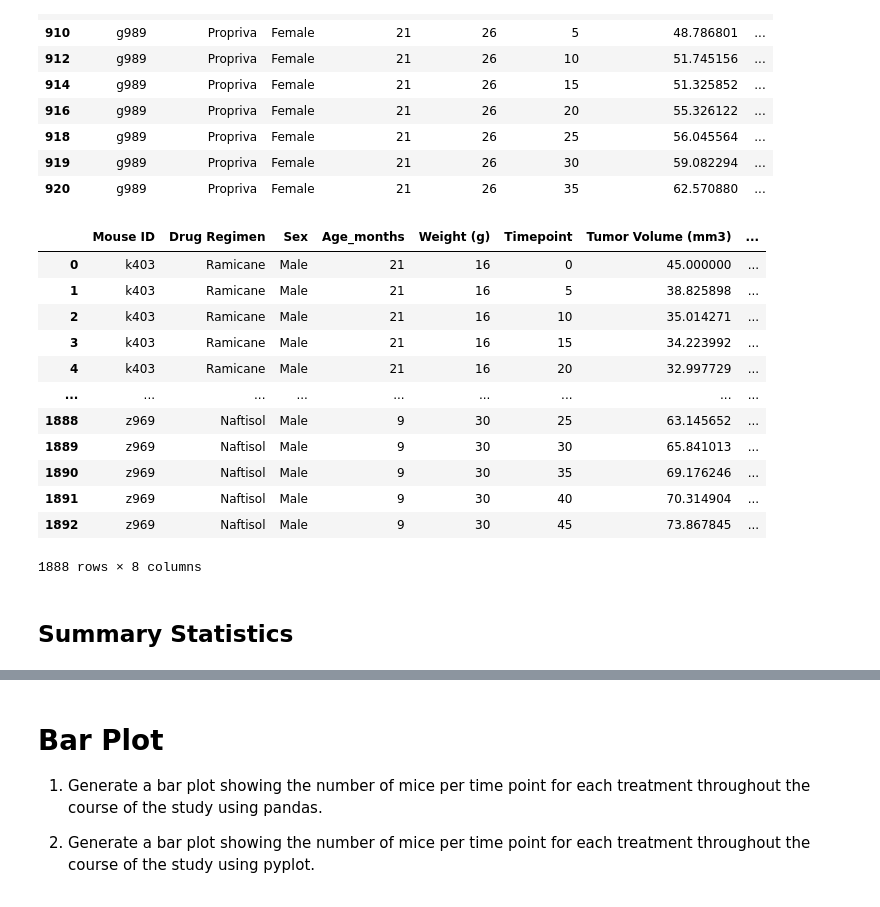
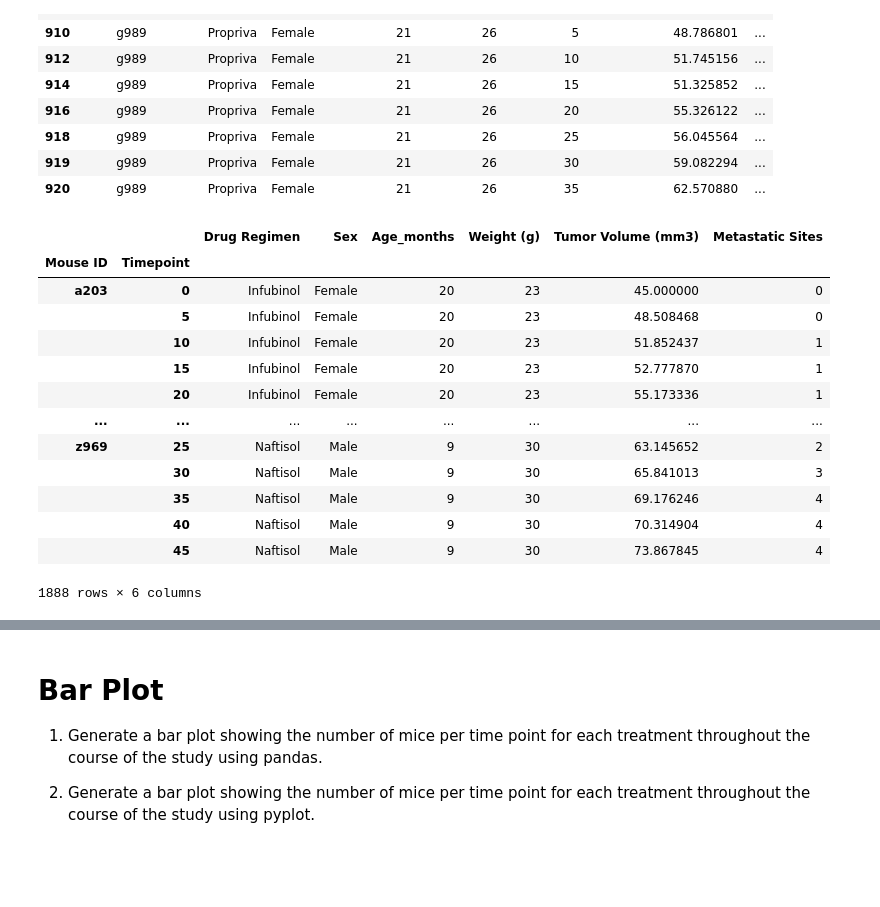
Before and after one commit to nbolt1989/matplotlib_challenge, a Jupyter notebook: Pymaceuticals.ipynb, the cells around one changed output, grey strips where cells are left out. Drawn from its saved outputs; the diff is of its cells as text; code cells hidden in the pictures; blank space fills up the shorter version.

```diff
--- a/Pymaceuticals.ipynb
+++ b/Pymaceuticals.ipynb
@@ -121,22 +125,21 @@ doubleclean_df
 | 920 | g989 | Propriva | Female | 21 | 26 | 35 | 62.570880 | ... |
 # %%
 #Look at possibly doing a group by for each unique mouse by their ID, this will allow me to
-#see their timepoints
+#see their timepoints. This is more for my clarity to see a different style of set up.
 groupbyID_df = clean_df.groupby(['Mouse ID','Timepoint'])
-groupbyID_df.head()
+groupbyID_df.first()
 # %% [output]
-|  | Mouse ID | Drug Regimen | Sex | Age_months | Weight (g) | Timepoint | Tumor Volume (mm3) | ... |
-| 0 | k403 | Ramicane | Male | 21 | 16 | 0 | 45.000000 | ... |
-| 1 | k403 | Ramicane | Male | 21 | 16 | 5 | 38.825898 | ... |
-| 2 | k403 | Ramicane | Male | 21 | 16 | 10 | 35.014271 | ... |
-| 3 | k403 | Ramicane | Male | 21 | 16 | 15 | 34.223992 | ... |
-| 4 | k403 | Ramicane | Male | 21 | 16 | 20 | 32.997729 | ... |
-| ... | ... | ... | ... | ... | ... | ... | ... | ... |
-| 1888 | z969 | Naftisol | Male | 9 | 30 | 25 | 63.145652 | ... |
-| 1889 | z969 | Naftisol | Male | 9 | 30 | 30 | 65.841013 | ... |
-| 1890 | z969 | Naftisol | Male | 9 | 30 | 35 | 69.176246 | ... |
-| 1891 | z969 | Naftisol | Male | 9 | 30 | 40 | 70.314904 | ... |
-| 1892 | z969 | Naftisol | Male | 9 | 30 | 45 | 73.867845 | ... |
+|  |  | Drug Regimen | Sex | Age_months | Weight (g) | Tumor Volume (mm3) | Metastatic Sites |
+| Mouse ID | Timepoint |  |  |  |  |  |  |
+| a203 | 0 | Infubinol | Female | 20 | 23 | 45.000000 | 0 |
+|  | 5 | Infubinol | Female | 20 | 23 | 48.508468 | 0 |
+|  | 10 | Infubinol | Female | 20 | 23 | 51.852437 | 1 |
+|  | 15 | Infubinol | Female | 20 | 23 | 52.777870 | 1 |
+|  | 20 | Infubinol | Female | 20 | 23 | 55.173336 | 1 |
+| ... | ... | ... | ... | ... | ... | ... | ... |
+| z969 | 25 | Naftisol | Male | 9 | 30 | 63.145652 | 2 |
+|  | 30 | Naftisol | Male | 9 | 30 | 65.841013 | 3 |
+|  | 35 | Naftisol | Male | 9 | 30 | 69.176246 | 4 |
+|  | 40 | Naftisol | Male | 9 | 30 | 70.314904 | 4 |
+|  | 45 | Naftisol | Male | 9 | 30 | 73.867845 | 4 |
-1888 rows × 8 columns
+1888 rows × 6 columns
-# %% [markdown]
-## Summary Statistics
```
Also changed, not shown: parts of 21 cells of this notebook, 1 other file.
